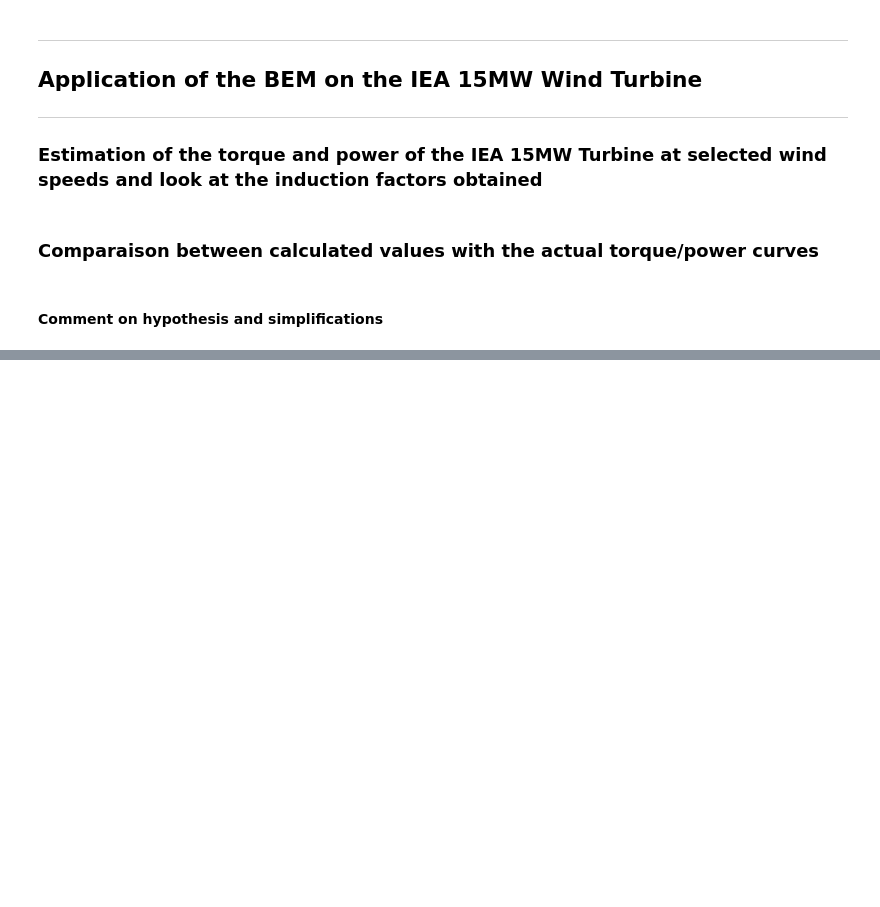
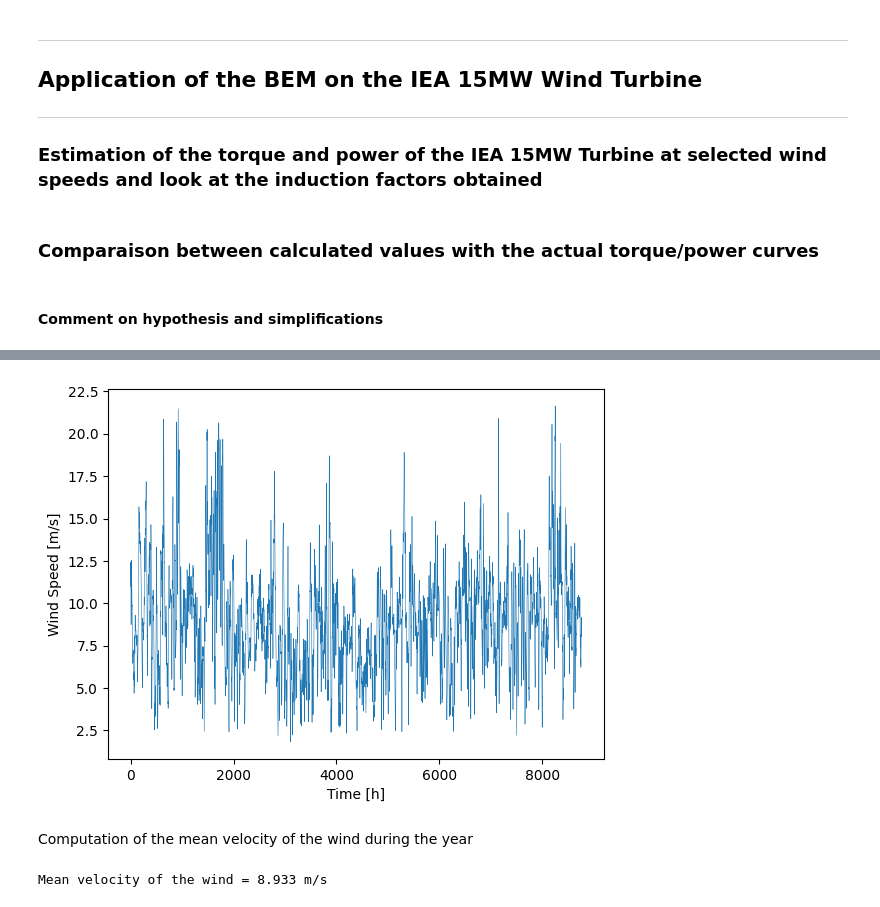
Before and after one commit to AmauryLaridon/LENVI2007---Wind-Turbine-Design, a Jupyter notebook: BEM/Project.ipynb, the cells around one changed output, grey strips where cells are left out. Cells and saved outputs as stored; diff of their text form; code cells hidden in the pictures; blank space fills up the shorter version.

Commit message:
plot wind data and start explaining BEM Code

```diff
--- a/BEM/Project.ipynb
+++ b/BEM/Project.ipynb
@@ -265,0 +301,30 @@ Text(0, 0.5, '$P$ $[kW]$')
+# %%
+# Libraries #
+import pandas as pd
+import matplotlib.pyplot as plt
+
+# CSV File reading for weather data #
+
+personal_data_path = '/home/amaury/Bureau/LENVI2007 - Renewable Energy Sources /Cours/Partie B/Wind Power/Projet/Data/'
+df_wind = pd.read_csv(personal_data_path+ 'Weather_data_150m_height.csv', header=0, usecols=[0,1])
+
+#df_wind.tail()
+
+wind = df_wind['wind_speed']
+
+
+## Plot Wind Distribution ##
+
+plt.plot(np.arange(0, len(wind), 1), wind, lw=0.4)
+plt.xlabel('Time [h]')
+plt.ylabel('Wind Speed [m/s]')
+plt.show()
+# %% [output]
+[figure, added]
+# %% [markdown]
+Computation of the mean velocity of the wind during the year
+# %%
+mean_wind = np.mean(wind)
+print("Mean velocity of the wind = {:.3f} m/s".format(mean_wind))
+# %% [output]
+Mean velocity of the wind = 8.933 m/s
```
Also changed, not shown: parts of 4 cells of this notebook.
